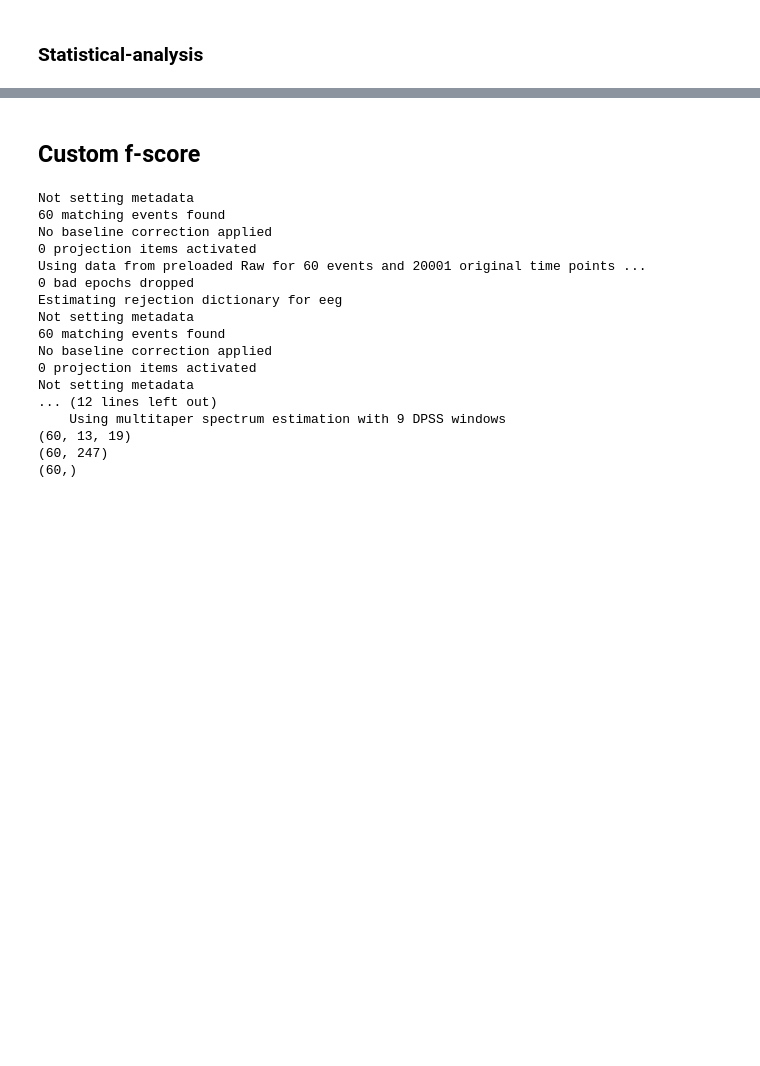
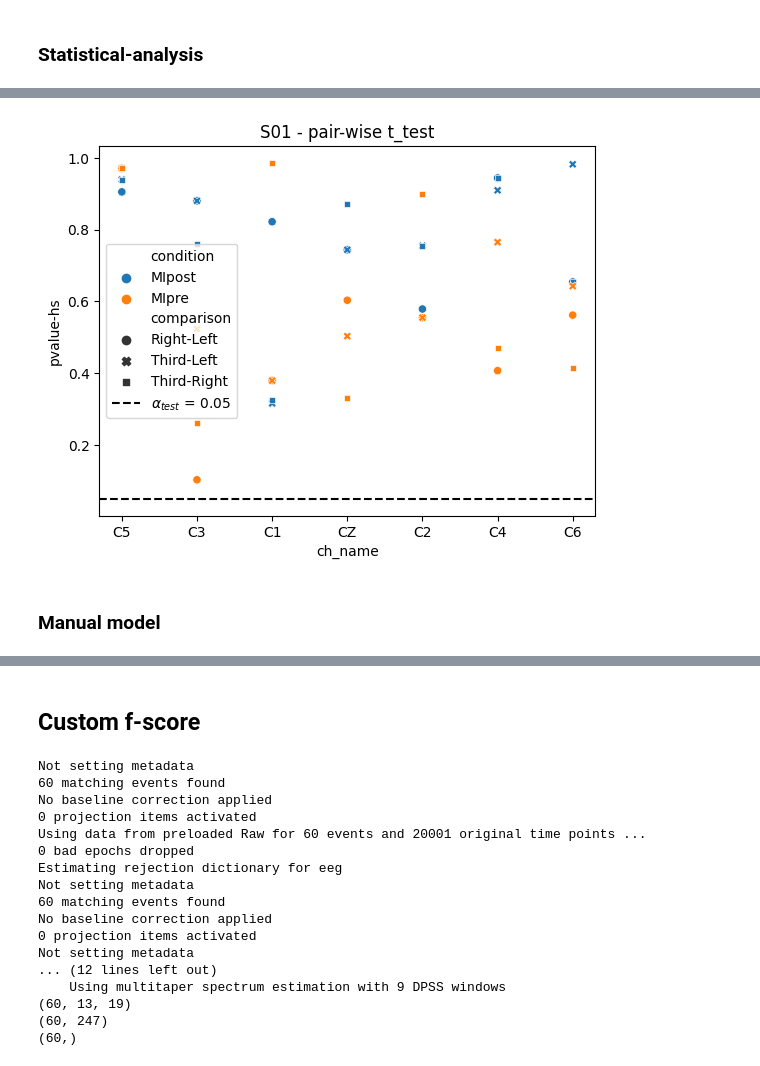
Before and after one commit to Mrwn-H/TNE, a Jupyter notebook: timefreq_analysis.ipynb, the cells around one changed output, grey strips where cells are left out. Cells and saved outputs as stored; diff of their text form; code cells hidden in the pictures; blank space fills up the shorter version.

```diff
--- a/timefreq_analysis.ipynb
+++ b/timefreq_analysis.ipynb
@@ -1866,0 +2317,10 @@ print(last_id)
+# %%
+ax = sns.scatterplot(data=df_t[(df_t['subject_ID']=='S01')&(df_t['band']=='alpha')], x="ch_name", y="pvalue-hs", hue="condition",style='comparison')
+ax.set_title('S01 - pair-wise t_test')
+plt.axhline(y=0.05,color='black',linestyle='--',label=r'$\alpha_{test}$ = 0.05')
+plt.legend()
+plt.show()
+# %% [output]
+[figure, added]
+# %% [markdown]
+### Manual model
```
Also changed, not shown: parts of 44 cells of this notebook, 3 other files.
